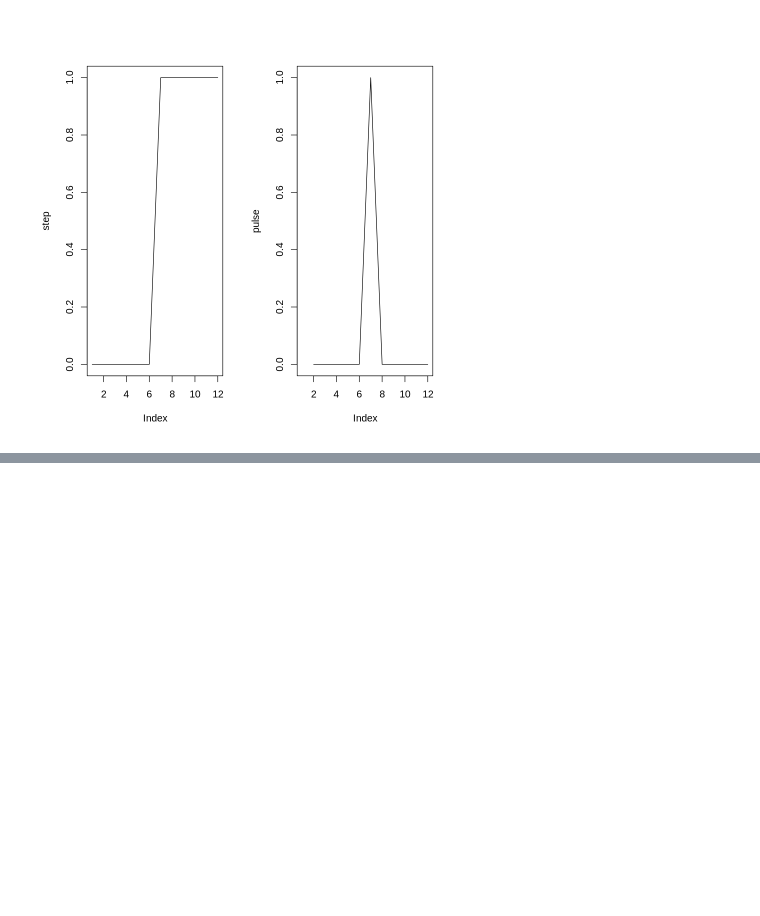
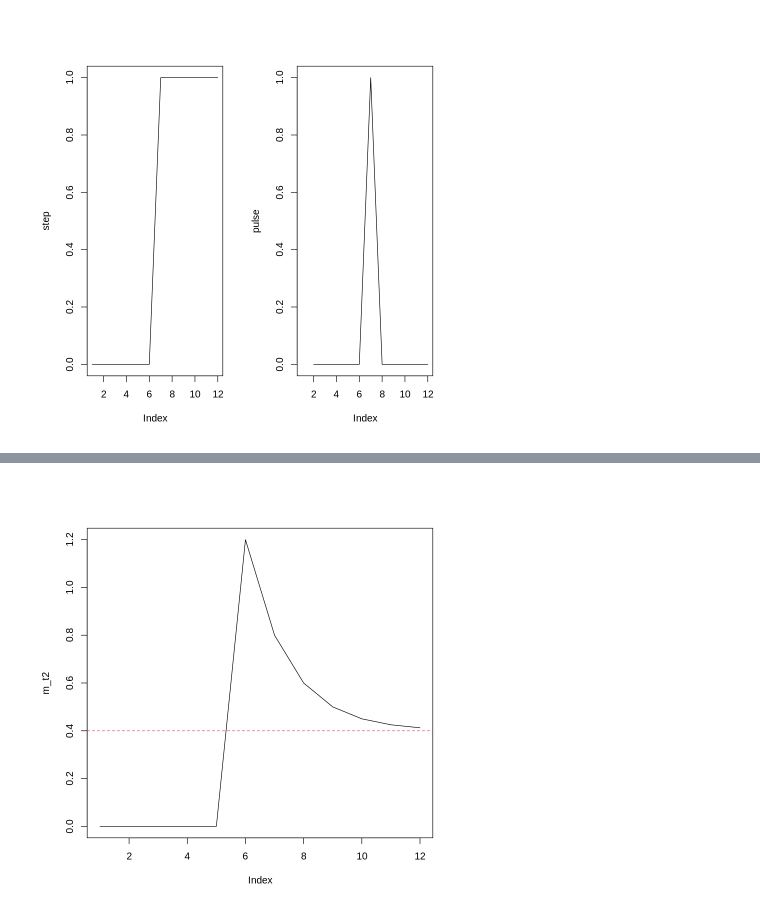
Before and after one commit to pacayton/Stat_268_Advanced_Time_Series_Analysis, a Jupyter notebook: Stat_268_Week2_Intervention_Analysis.ipynb, the cells around one changed output, grey strips where cells are left out. Saved outputs shown, nothing was run; the diff lists cells and outputs as text; code cells hidden in the pictures; blank space fills up the shorter version.

```diff
--- a/Stat_268_Week2_Intervention_Analysis.ipynb
+++ b/Stat_268_Week2_Intervention_Analysis.ipynb
@@ -242,0 +283,33 @@ plot(ex3, type = "l")
+# %%
+## Example 2 for pulse function in intervention models
+
+omega1 <- 0.8
+omega2 <- 0.4
+delta <- 0.5
+T_int <- 5
+## delay = 1
+n <- 12
+
+## Setup the pulse function
+P_t <- rep(0, times = n)
+P_t[T_int] <- 1
+
+## Lagged P
+BP_t <- c(0, lag(P_t)[-1]) ## deleting the NA and substituting it with 0.
+B2P_t <- c(0, lag(BP_t)[-1]) ## deleting the NA and substituting it with 0.
+
+## Setup the m term
+m_t2 <- c() ## empty container
+m_t2[1] <- 0 ## initial value as zero
+m_t2[2] <- 0 ## initial value as zero
+
+## Producing the intervention effect
+
+for (i in 3:n) {
+  m_t2[i] <- (1 + delta) * m_t2[i-1] - delta * m_t2[i-2] + (omega1 + omega2)*BP_t[i] - (omega1 + omega2*delta)*B2P_t[i]
+}
+
+plot(m_t2, type = "l")
+abline(h = omega2, lty = 2, col = 2)
+# %% [output]
+[figure, added]
```
Also changed, not shown: parts of 18 cells of this notebook.
